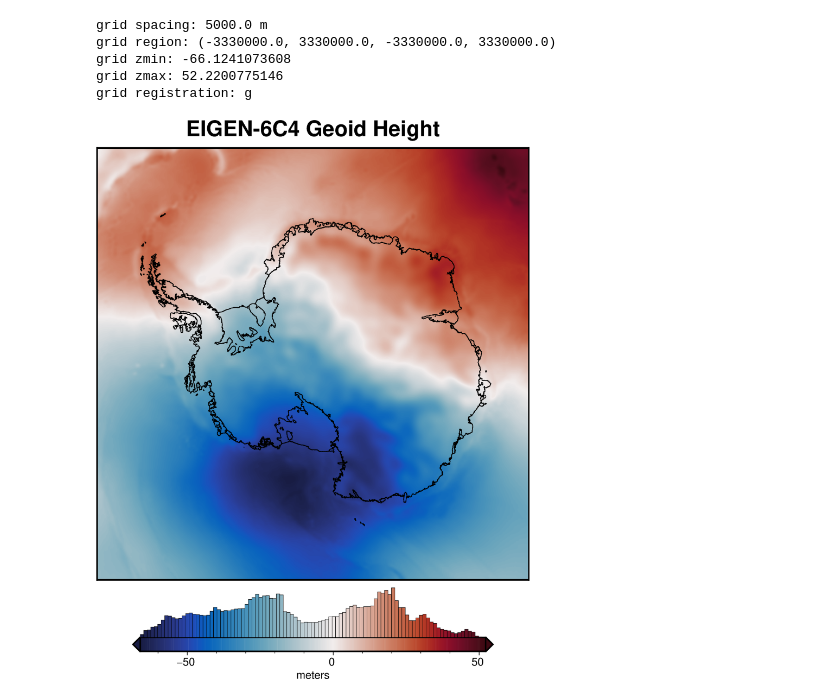
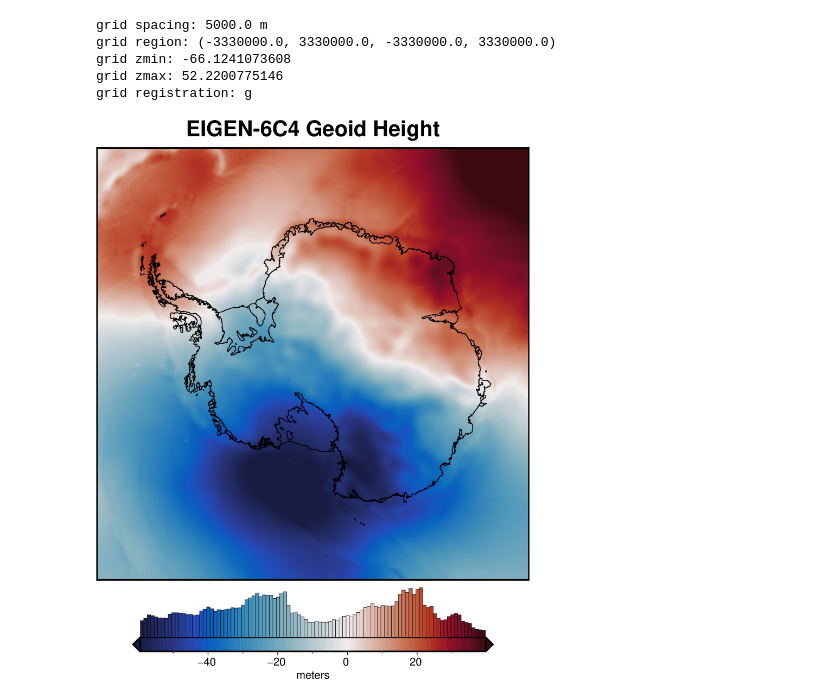
Before and after one commit to mdtanker/polartoolkit, a Jupyter notebook: docs/datasets/antarctica/geoid.ipynb, the cells around one changed output. Drawn from its saved outputs; the diff is of its cells as text; code cells hidden in the pictures.

```diff
--- a/docs/datasets/antarctica/geoid.ipynb
+++ b/docs/datasets/antarctica/geoid.ipynb
@@ -51,13 +51,15 @@ grid registration: g
 # %%
 fig = maps.plot_grd(
     data,
     title="EIGEN-6C4 Geoid Height",
     cmap="balance+h0",
     coast=True,
     cbar_label="meters",
     hist=True,
+    robust=True,
+    hemisphere="south",
 )
 
 fig.show()
 # %% [output]
-[figure, old version]
+[figure, new version]
```
Also changed, not shown: 22 other files.
